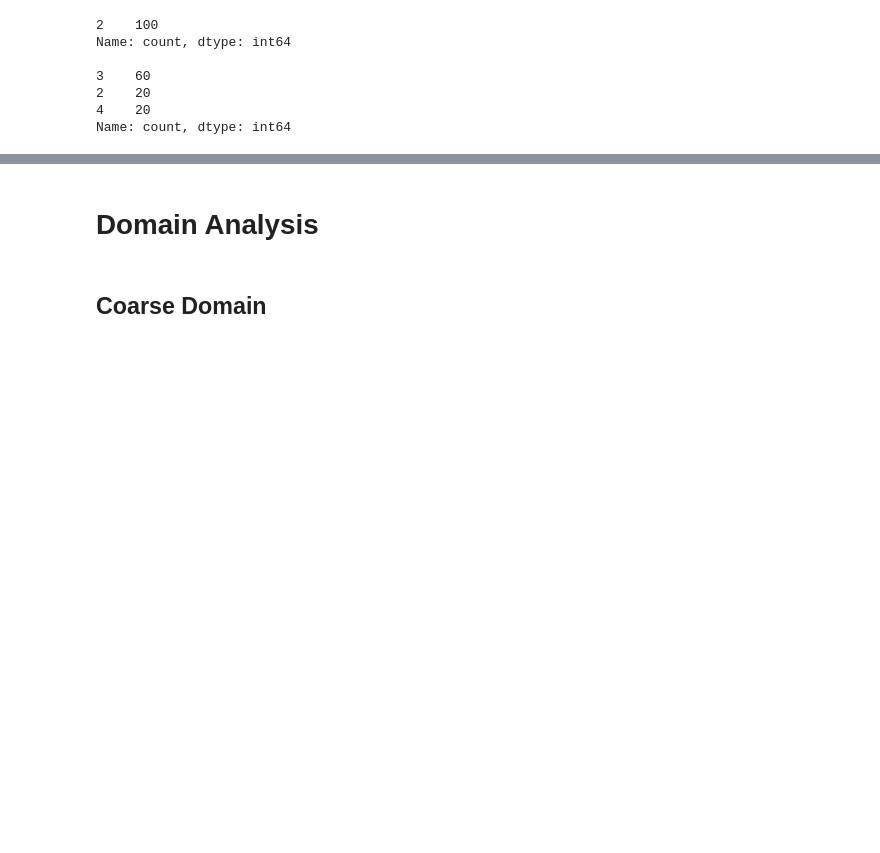
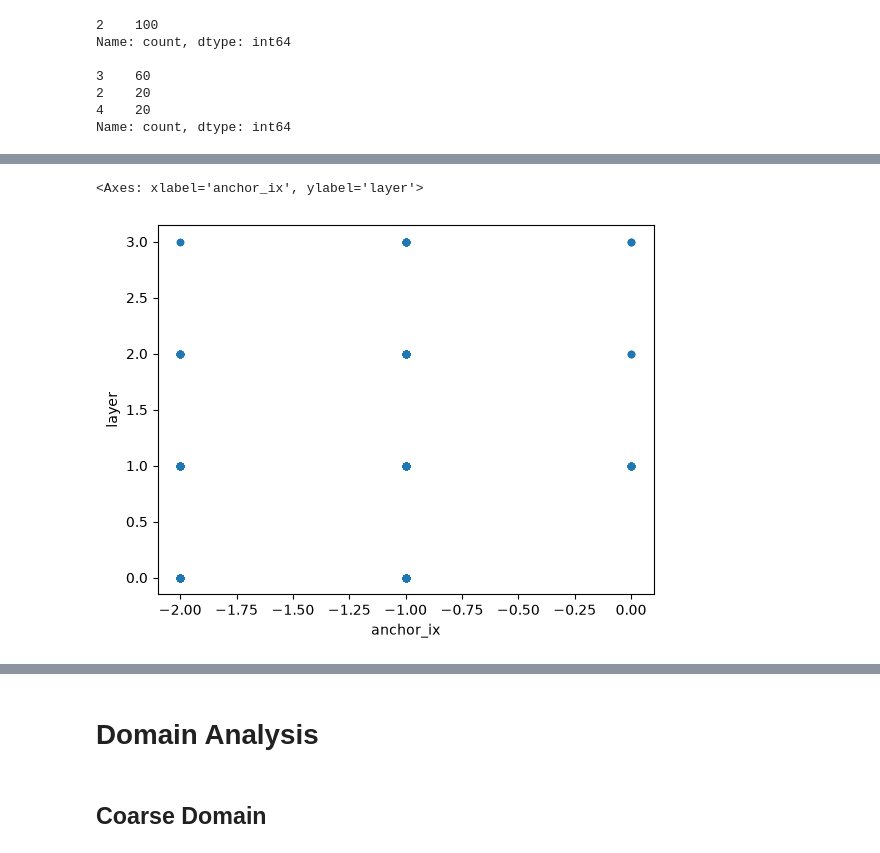
Before and after one commit to maxazv/lego-workbenchmark, a Jupyter notebook: src/analysis.ipynb, the cells around one changed output, grey strips where cells are left out. Saved outputs shown, nothing was run; the diff lists cells and outputs as text; code cells hidden in the pictures; blank space fills up the shorter version.

```diff
--- a/src/analysis.ipynb
+++ b/src/analysis.ipynb
@@ -106,3 +161,9 @@ pd.DataFrame([b.initial for bricks, _ in data["tier2"] for b in bricks], columns
+# %%
+# brick_targets_df = pd.DataFrame([b.center for bricks, _ in data["tier2"] for b in bricks], columns=["x", "y", "z"])
+bricks_df.plot.scatter(x="anchor_ix", y="layer")
+# %% [output]
+<Axes: xlabel='anchor_ix', ylabel='layer'>
+[figure, added]
 # %%
 # target geometry analysis
 
```
Also changed, not shown: parts of 6 cells of this notebook.
